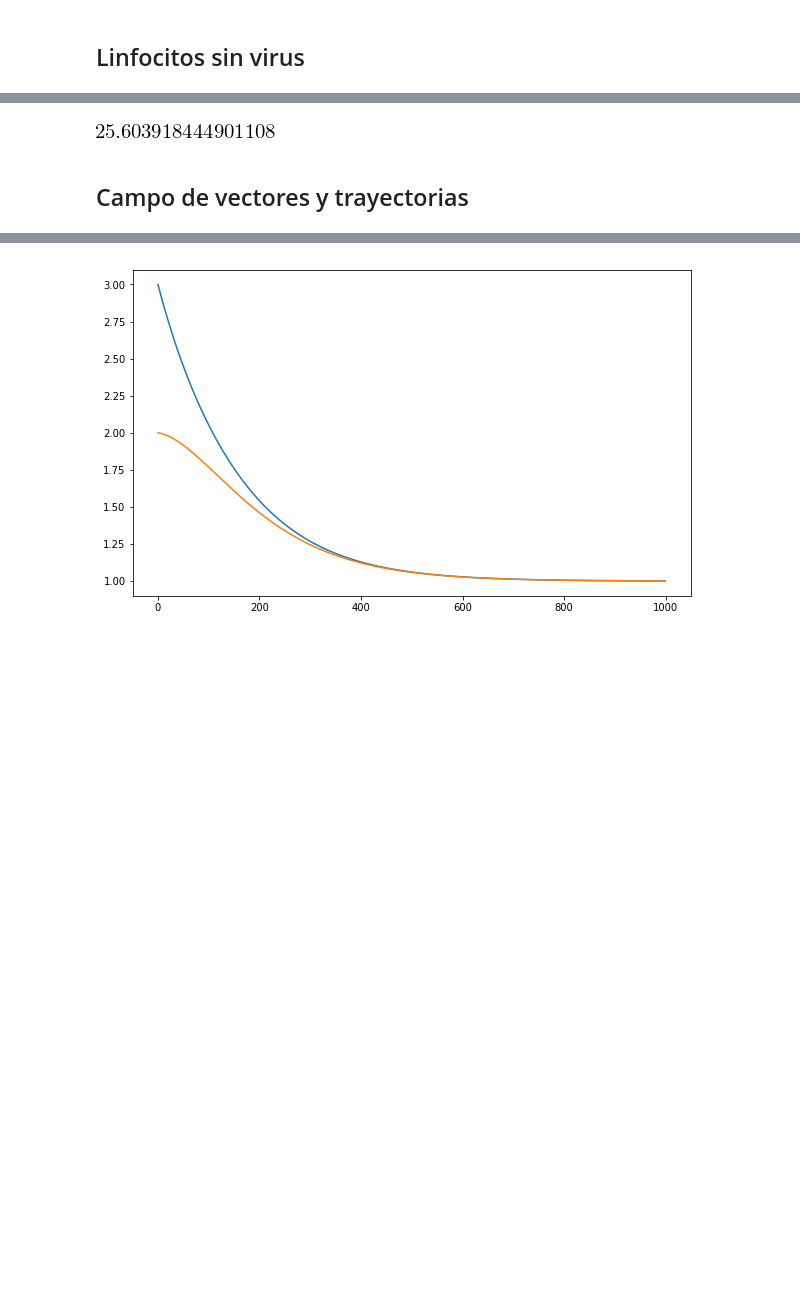
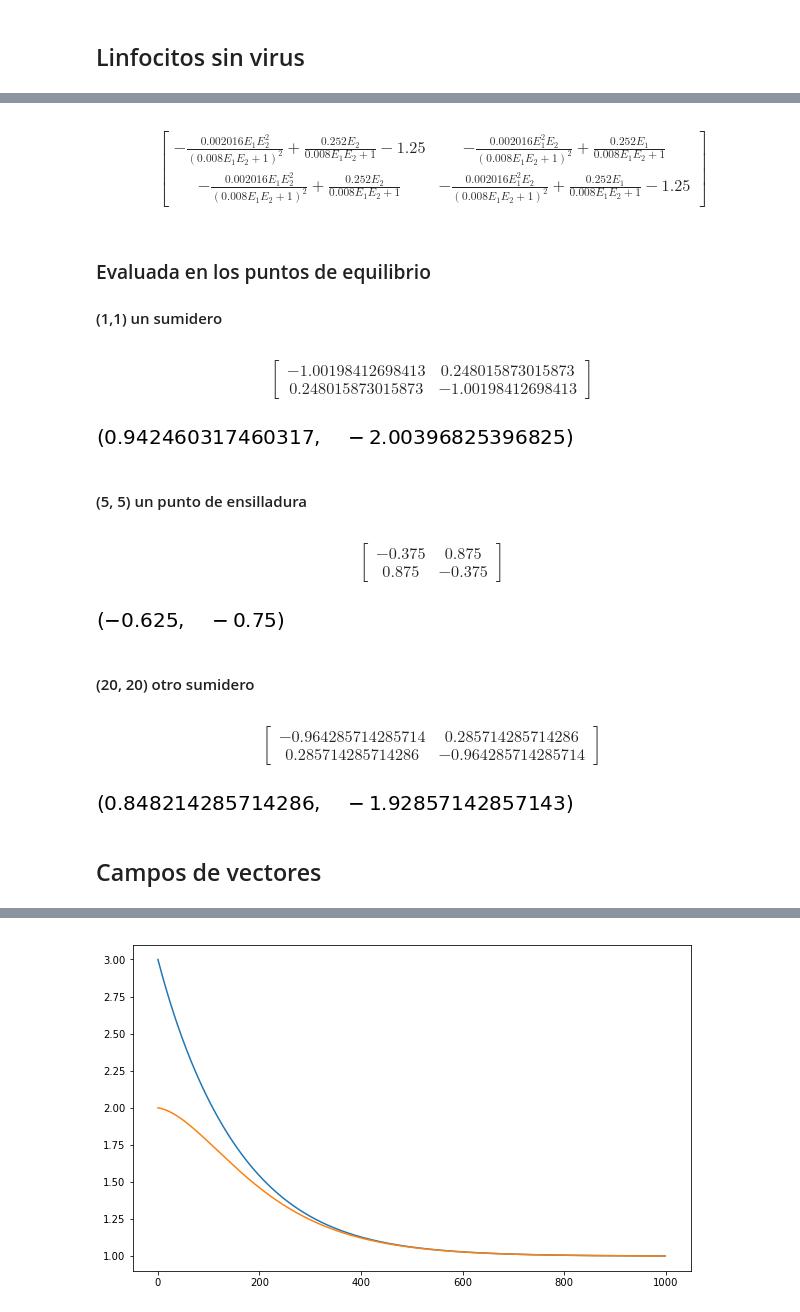
Before and after one commit to rgarcia-herrera/sistemas-dinamicos, a Jupyter notebook: human_immune.ipynb, the cells around one changed output, grey strips where cells are left out. Saved outputs shown, nothing was run; the diff lists cells and outputs as text; code cells hidden in the pictures; blank space fills up the shorter version.

```diff
--- a/human_immune.ipynb
+++ b/human_immune.ipynb
@@ -49,24 +116,46 @@ static_e1[1]
-# %%
-mu1 = 1.25
-mu2 = 1.25
-a1 = 0.252
-a2 = 0.252
-b1 = 0.008
-b2 = 0.008
-
-e1 =(1/(2*b1*mu1)) * (b1
-                      + a1
-                      - mu1*mu2
-                      + np.sqrt((b1**2)
-                               + 2*a1*b1
-                               + 2**b1*mu1*mu2
-                               + (a1**2)
-                               - 2*a1*mu1*mu2
-                               + (mu1**2)*(mu2**2)))
-
-e1
-# %% [output]
-[figure, removed]
+# %%
+J = symbols("J")
+
+J = Matrix([[diff(dE1, E1), diff(dE1, E2)],
+            [diff(dE2, E1), diff(dE2, E2)]])
+J
+# %% [output]
+$$\left[\begin{matrix}- \frac{0.002016 E_{1} E_{2}^{2}}{\left(0.008 E_{1} E_{2} + 1\right)^{2}} + \frac{0.252 E_{2}}{0.008 E_{1} E_{2} + 1} - 1.25 & - \frac{0.002016 E_{1}^{2} E_{2}}{\left(0.008 E_{1} E_{2} + 1\right)^{2}} + \frac{0.252 E_{1}}{0.008 E_{1} E_{2} + 1}\\- \frac{0.002016 E_{1} E_{2}^{2}}{\left(0.008 E_{1} E_{2} + 1\right)^{2}} + \frac{0.252 E_{2}}{0.008 E_{1} E_{2} + 1} & - \frac{0.002016 E_{1}^{2} E_{2}}{\left(0.008 E_{1} E_{2} + 1\right)^{2}} + \frac{0.252 E_{1}}{0.008 E_{1} E_{2} + 1} - 1.25\end{matrix}\right]$$
+# %% [markdown]
+### Evaluada en los puntos de equilibrio
+
+#### (1,1) un sumidero
+# %%
+Je1 = J.subs({E1: 1, E2:1})
+Je1
+# %% [output]
+$$\left[\begin{matrix}-1.00198412698413 & 0.248015873015873\\0.248015873015873 & -1.00198412698413\end{matrix}\right]$$
+# %%
+Je1.det(), Je1.trace()
+# %% [output]
+[figure, added]
+# %% [markdown]
+#### (5, 5) un punto de ensilladura
+# %%
+Je2 = J.subs({E1: 5, E2:5})
+Je2
+# %% [output]
+$$\left[\begin{matrix}-0.375 & 0.875\\0.875 & -0.375\end{matrix}\right]$$
+# %%
+Je2.det(), Je2.trace()
+# %% [output]
+[figure, added]
+# %% [markdown]
+#### (20, 20) otro sumidero
+# %%
+Je3 = J.subs({E1: 20, E2: 20})
+Je3
+# %% [output]
+$$\left[\begin{matrix}-0.964285714285714 & 0.285714285714286\\0.285714285714286 & -0.964285714285714\end{matrix}\right]$$
+# %%
+Je3.det(), Je3.trace()
+# %% [output]
+[figure, added]
 # %% [markdown]
-## Campo de vectores y trayectorias
+## Campos de vectores
 # %%
```
Also changed, not shown: parts of 21 cells of this notebook.
